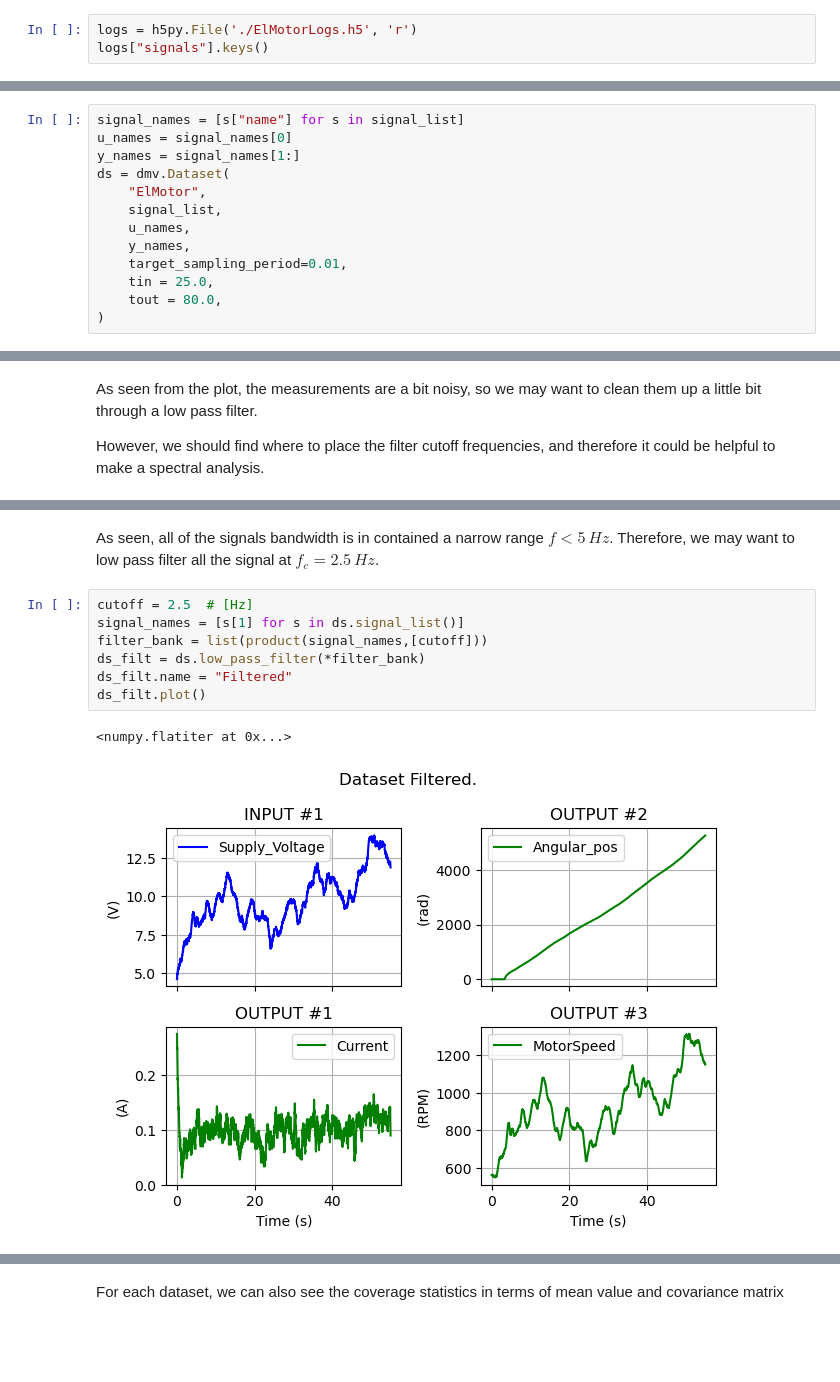
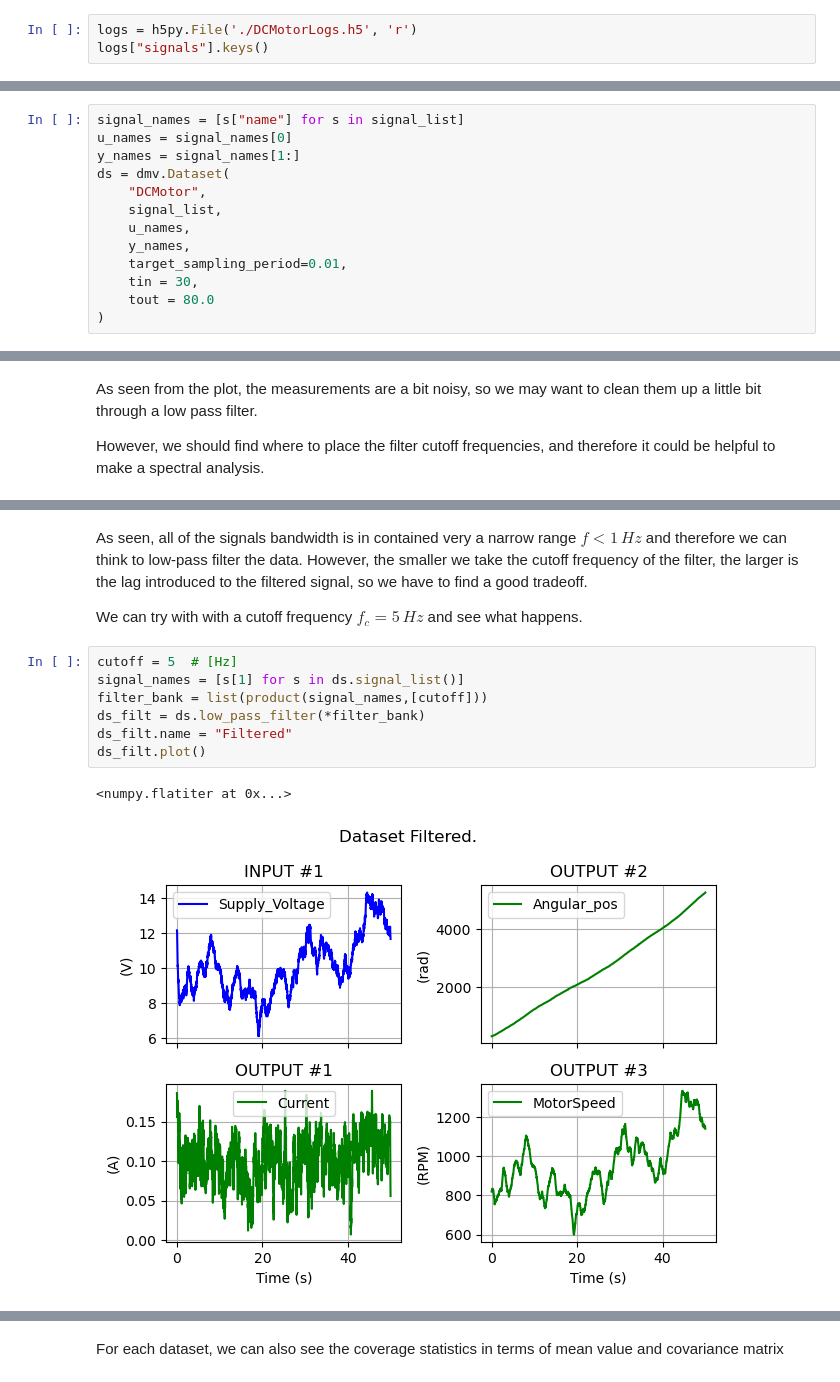
Before and after one commit to VolvoGroup/dymoval, a Jupyter notebook: scripts/tutorial.ipynb, the cells around one changed output, grey strips where cells are left out. Cells and saved outputs as stored; diff of their text form; blank space fills up the shorter version.

```diff
--- a/scripts/tutorial.ipynb
+++ b/scripts/tutorial.ipynb
@@ -28,7 +31,7 @@ Then, let's read the log data stored in the hdf5 file. All the logs that we are
 Feel free to explore the hdf5 file at your convenience.
 In this example, we use the h5py package to read it, but feel free to explore any other package that can read HDF5 files.
 # %%
-logs = h5py.File('./ElMotorLogs.h5', 'r')
+logs = h5py.File('./DCMotorLogs.h5', 'r')
 logs["signals"].keys()
 # %% [output]
 <KeysViewHDF5 ['V', 'dot_theta', 'ia', 'theta']>
@@ -72,12 +76,12 @@ signal_names = [s["name"] for s in signal_list]
 u_names = signal_names[0]
 y_names = signal_names[1:]
 ds = dmv.Dataset(
-    "ElMotor",
+    "DCMotor",
     signal_list,
     u_names,
     y_names,
     target_sampling_period=0.01,
-    tin = 25.0,
-    tout = 80.0,
+    tin = 30,
+    tout = 80.0
 )
 # %% [markdown]
@@ -119,13 +123,16 @@ ds.plot_spectrum()
 # %% [markdown]
-As seen, all of the signals bandwidth is in contained a narrow range $f < 5\, Hz$. Therefore, we may want to low pass filter all the signal at $f_c = 2.5\, Hz$.
+As seen, all of the signals bandwidth is in contained very a narrow range $f < 1\, Hz$ and therefore we can think to low-pass filter the data.
+However, the smaller we take the cutoff frequency of the filter, the larger is the lag introduced to the filtered signal, so we have to find a good tradeoff.
+
+We can try with with a cutoff frequency $f_c = 5\, Hz$ and see what happens.
 # %%
-cutoff = 2.5  # [Hz]
+cutoff = 5  # [Hz]
 signal_names = [s[1] for s in ds.signal_list()]
 filter_bank = list(product(signal_names,[cutoff]))
 ds_filt = ds.low_pass_filter(*filter_bank)
 ds_filt.name = "Filtered"
 ds_filt.plot()
 # %% [output]
 <numpy.flatiter at 0x...>
-[figure, old version]
+[figure, new version]
 # %% [markdown]
```
Also changed, not shown: parts of 38 cells of this notebook, 14 other files.
